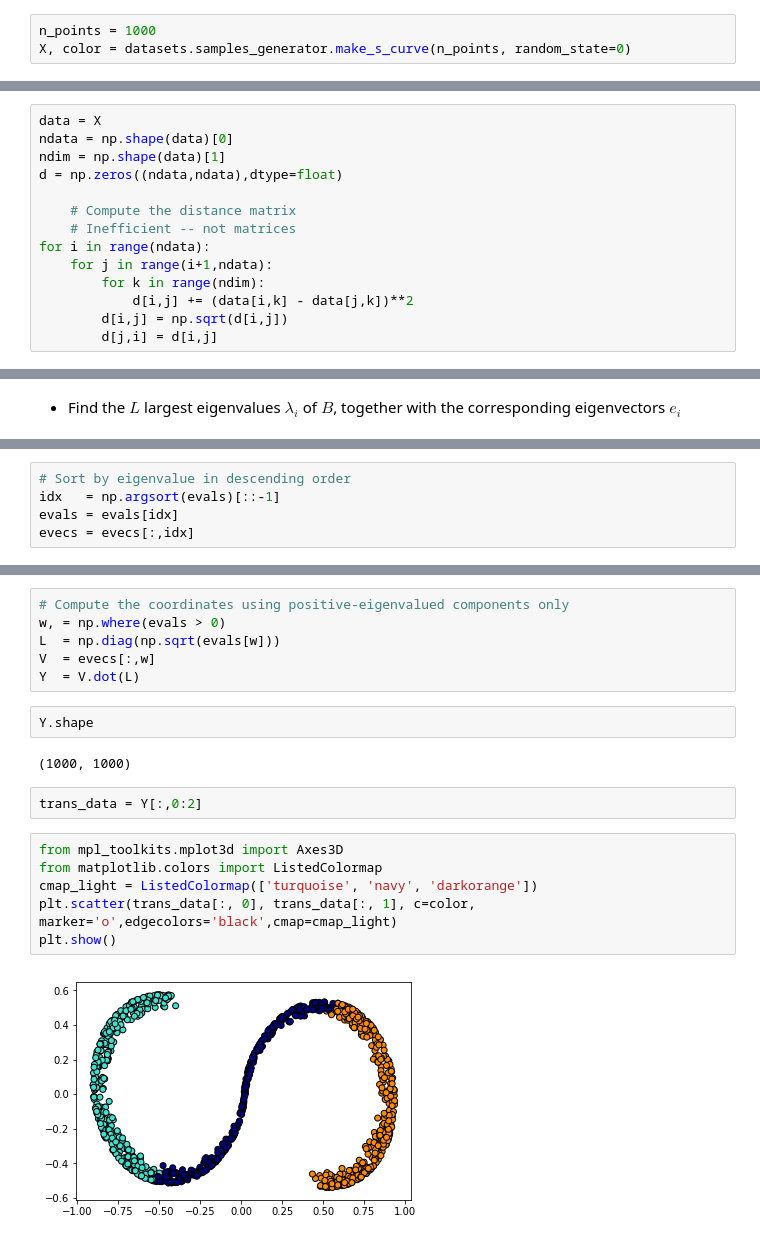
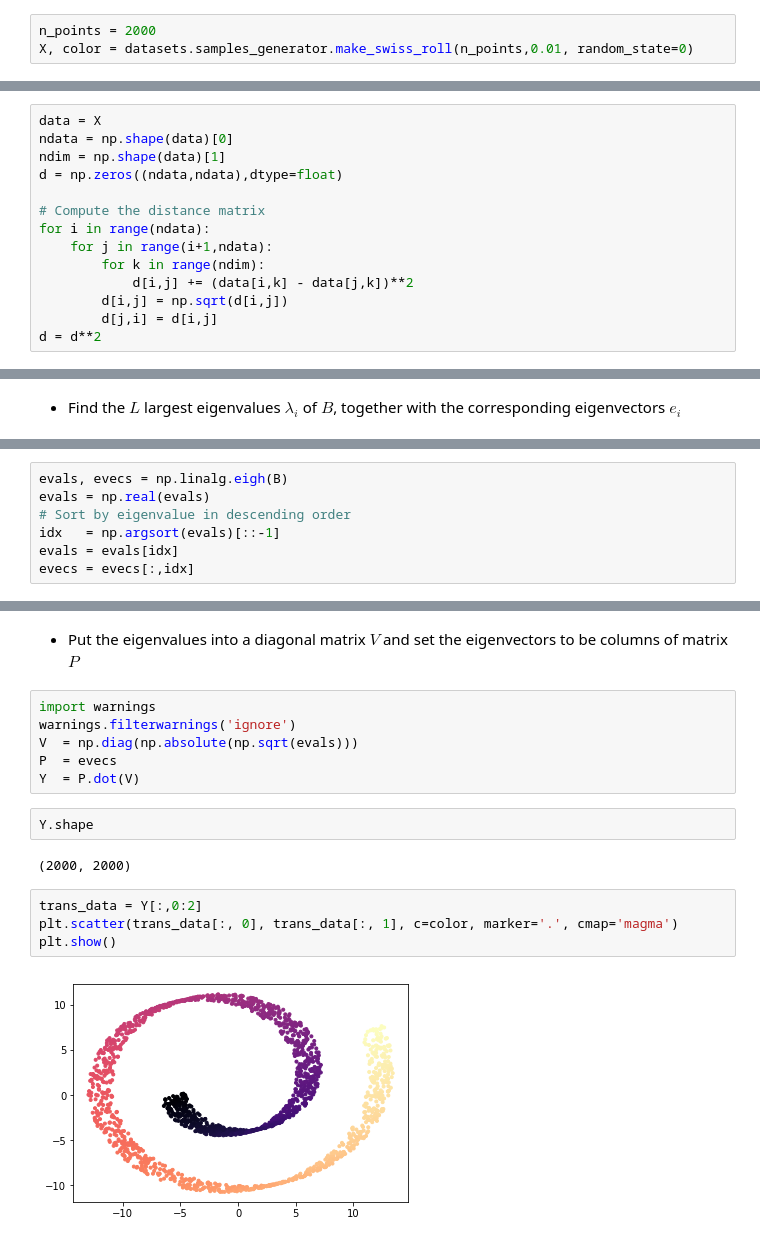
Before and after one commit to MJEmilio/MachineLearning, a Jupyter notebook: MDS.ipynb, the cells around one changed output, grey strips where cells are left out. Cells and saved outputs as stored; diff of their text form.

```diff
--- a/MDS.ipynb
+++ b/MDS.ipynb
@@ -18,3 +14,3 @@ target_ids = np.unique(y)
 # %%
-n_points = 1000
-X, color = datasets.samples_generator.make_s_curve(n_points, random_state=0)
+n_points = 2000
+X, color = datasets.samples_generator.make_swiss_roll(n_points,0.01, random_state=0)
@@ -27,14 +31,14 @@ ndata = np.shape(data)[0]
 ndim = np.shape(data)[1]
 d = np.zeros((ndata,ndata),dtype=float)
 
-	# Compute the distance matrix
-	# Inefficient -- not matrices
+# Compute the distance matrix
 for i in range(ndata):
-	for j in range(i+1,ndata):
-		for k in range(ndim):
-			d[i,j] += (data[i,k] - data[j,k])**2
-		d[i,j] = np.sqrt(d[i,j])
-		d[j,i] = d[i,j]
+    for j in range(i+1,ndata):
+        for k in range(ndim):
+            d[i,j] += (data[i,k] - data[j,k])**2
+        d[i,j] = np.sqrt(d[i,j])
+        d[j,i] = d[i,j]
+d = d**2
 # %% [markdown]
 - Compute $J = I_N −1/N$ (where $I_N$ is the $N×N$ identity function and $N$ is the number of datapoints)
 # %%
@@ -56,4 +58,6 @@ evals, evecs = np.linalg.eigh(B)
 # %%
+evals, evecs = np.linalg.eigh(B)
+evals = np.real(evals)
 # Sort by eigenvalue in descending order
 idx   = np.argsort(evals)[::-1]
 evals = evals[idx]
@@ -65,20 +69,18 @@ evals.shape
-# %%
-# Compute the coordinates using positive-eigenvalued components only
-w, = np.where(evals > 0)
-L  = np.diag(np.sqrt(evals[w]))
-V  = evecs[:,w]
-Y  = V.dot(L)
+# %% [markdown]
+- Put the eigenvalues into a diagonal matrix $V$ and set the eigenvectors to be columns of matrix $P$
+# %%
+import warnings
+warnings.filterwarnings('ignore')
+V  = np.diag(np.absolute(np.sqrt(evals)))
+P  = evecs
+Y  = P.dot(V)
 # %%
 Y.shape
 # %% [output]
-(1000, 1000)
+(2000, 2000)
-# %%
-trans_data = Y[:,0:2]
 # %%
-from mpl_toolkits.mplot3d import Axes3D
-from matplotlib.colors import ListedColormap
-cmap_light = ListedColormap(['turquoise', 'navy', 'darkorange'])
-plt.scatter(trans_data[:, 0], trans_data[:, 1], c=color, marker='o',edgecolors='black',cmap=cmap_light)
+trans_data = Y[:,0:2]
+plt.scatter(trans_data[:, 0], trans_data[:, 1], c=color, marker='.', cmap='magma')
 plt.show()
 # %% [output]
-[figure, old version]
+[figure, new version]
```
Also changed, not shown: parts of 16 cells of this notebook, 1 other file.
